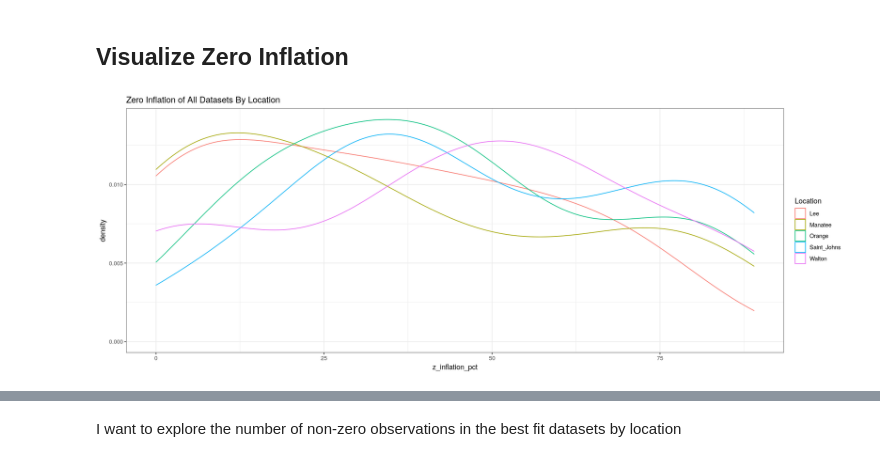
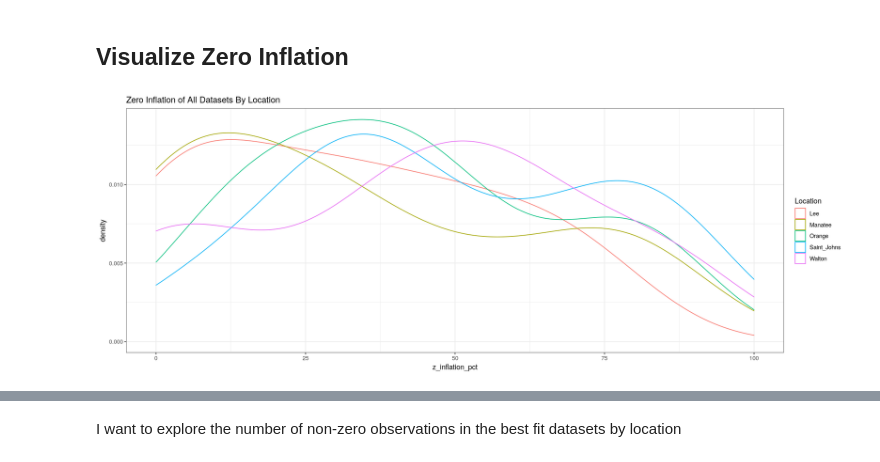
Before and after one commit to ams119/CMEEThesis, a Jupyter notebook: Results/Results.ipynb, the cells around one changed output, grey strips where cells are left out. Cells and saved outputs as stored; diff of their text form; code cells hidden in the pictures.

```diff
--- a/Results/Results.ipynb
+++ b/Results/Results.ipynb
@@ -125,6 +73,6 @@ There are  110  rows in the monthly dataframe
 # %%
 options(repr.plot.width=16, repr.plot.height=6)
 ggplot(weekly, aes(x = z_inflation_pct, color = Location)) + geom_density(alpha = 0.3) + theme_bw() +
-ggtitle("Zero Inflation of All Datasets By Location")
+ggtitle("Zero Inflation of All Datasets By Location") + xlim(c(0,100))
 # %% [output]
-[figure, old version]
+[figure, new version]
```
Also changed, not shown: parts of 61 cells of this notebook, 6 other files.
